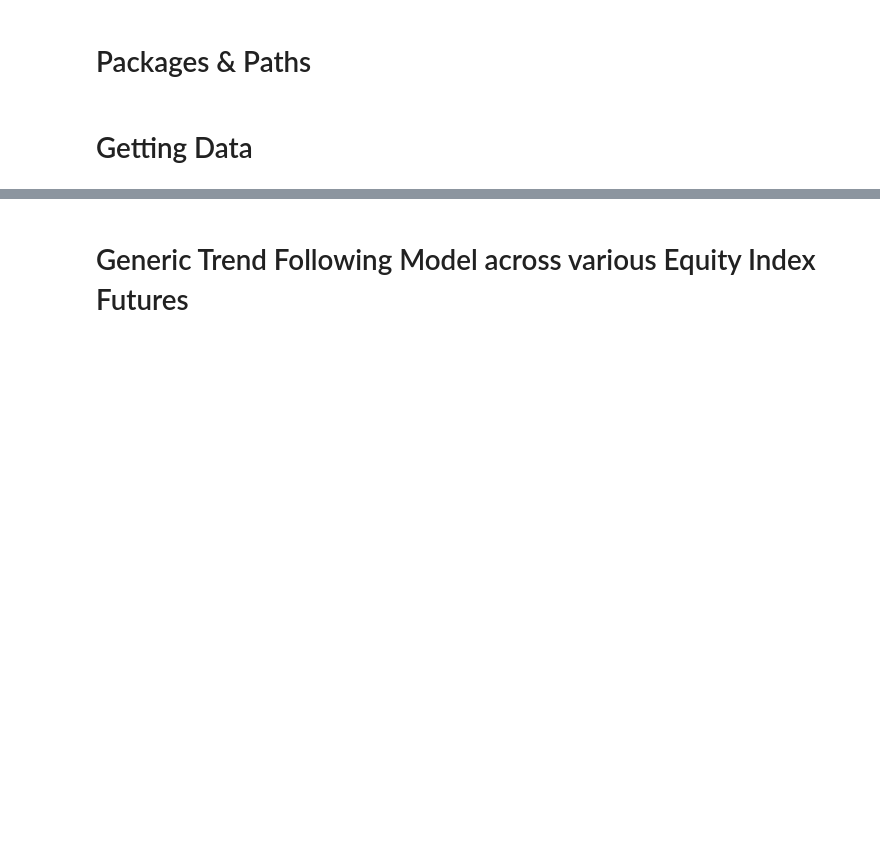
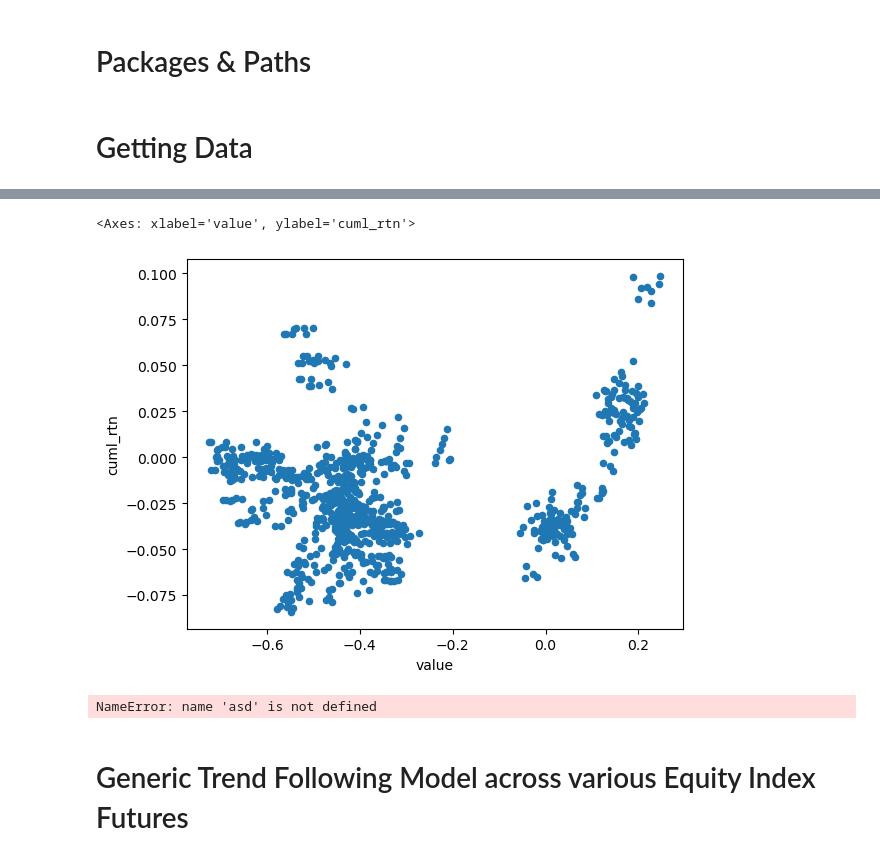
Before and after one commit to diegodalvarez/TrendSystem, a Jupyter notebook: Research/SignalResearch/1ImpliedCorrelationSignals.ipynb, the cells around one changed output, grey strips where cells are left out. Drawn from its saved outputs; the diff is of its cells as text; code cells hidden in the pictures; blank space fills up the shorter version.

```diff
--- a/Research/SignalResearch/1ImpliedCorrelationSignals.ipynb
+++ b/Research/SignalResearch/1ImpliedCorrelationSignals.ipynb
@@ -55,0 +119,40 @@ df_corr_fut_guide = (pd.read_excel(
+# %%
+df_signal_rtn = (df_signal
+    .melt(id_vars = ["date", "ticker"], value_name = "signal")
+    .merge(right = df_px, how = "inner", on = ["date", "ticker"])
+    .assign(signal_rtn = lambda x: x.signal * x.px_rtn))
+# %%
+df_vol_rtn = (df_signal_rtn
+    .assign(tmp = lambda x: x.ticker + "-" + x.window)
+    .pivot(index = "date", columns = "tmp", values = "signal_rtn")
+    .apply(lambda x: x * (0.1 / (x.ewm(span = 100, adjust = False).std() * np.sqrt(252)))))
+
+df_cuml = (df_vol_rtn
+    .rolling(window = 50)
+    .sum()
+    .reset_index()
+    .melt(id_vars = "date", value_name = "cuml_rtn")
+    .dropna())
+# %%
+df_signal_vol = (df_vol_rtn
+    .reset_index()
+    .melt(id_vars = "date", value_name = "vol_rtn")
+    .dropna()
+    .merge(right = df_cuml, how = "inner", on = ["date", "tmp"]))
+# %%
+df_combined = (df_signal
+    .melt(id_vars = ["date", "ticker"])
+    .dropna()
+    .assign(tmp = lambda x: x.ticker + "-" + x.window)
+    .merge(right = df_signal_vol, how = "inner", on = ["date", "tmp"]))
+# %%
+(df_combined
+    .loc[lambda x: x.ticker == "es1_index"]
+    .plot(kind = "scatter", x = "value", y = "cuml_rtn"))
+# %% [output]
+<Axes: xlabel='value', ylabel='cuml_rtn'>
+[figure, added]
+# %%
+asd
+# %% [output]
+NameError: name 'asd' is not defined
```
Also changed, not shown: parts of 26 cells of this notebook, 1 other file.
